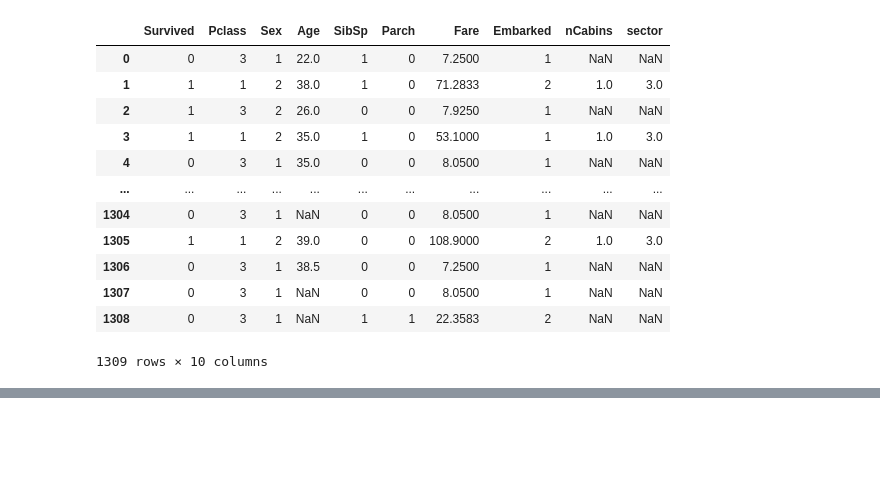
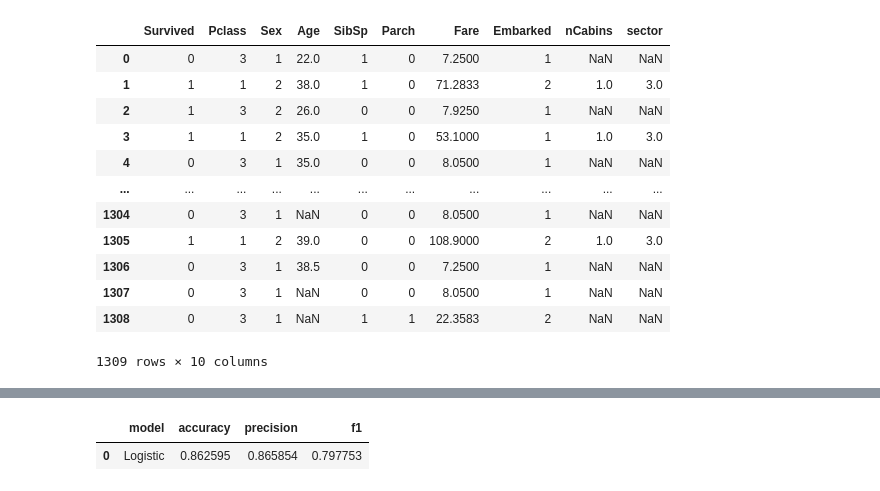
Before and after one commit to karrabi/titanic-project, a Jupyter notebook: project_titanic.ipynb, the cells around one changed output, grey strips where cells are left out. Cells and saved outputs as stored; diff of their text form; code cells hidden in the pictures; blank space fills up the shorter version.

Commit message:
project_titanic.ipynb modified, added logistic regression

```diff
--- a/project_titanic.ipynb
+++ b/project_titanic.ipynb
@@ -1151,0 +1263,2 @@ df
+# %%
+log_reg_precision = precision_score(y_test, predictions)
@@ -1151,0 +1267,11 @@ df
+# %%
+log_reg_f1 = f1_score(y_test, predictions)
+# %%
+dic = {'model': 'Logistic', 'accuracy': log_reg_accuracy, 'precision': log_reg_precision, 'f1': log_reg_f1}
+# %%
+df_results = pd.DataFrame(dic, index=[0])
+# %%
+df_results
+# %% [output]
+|  | model | accuracy | precision | f1 |
+| 0 | Logistic | 0.862595 | 0.865854 | 0.797753 |
```
Also changed, not shown: parts of 31 cells of this notebook.
